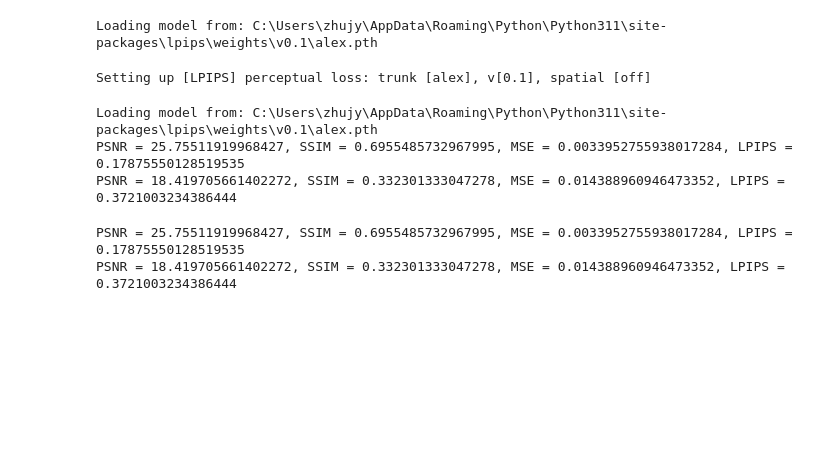
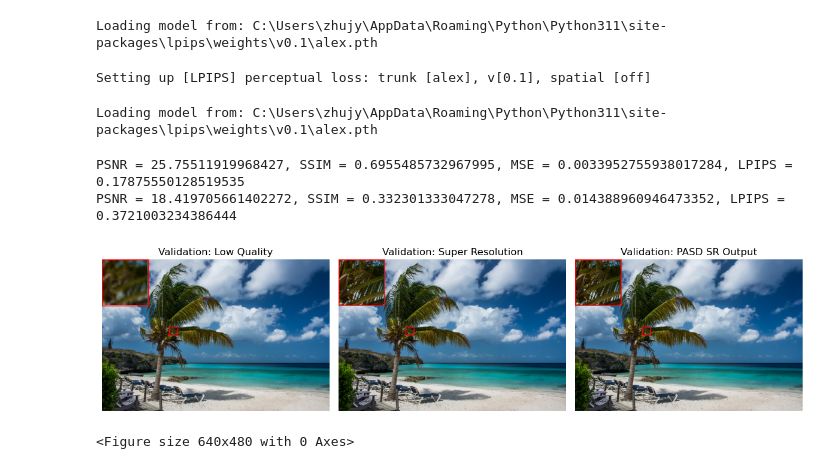
Before and after one commit to LagrKevin6/AMLS_II_assignment23_24-, a Jupyter notebook: eval.ipynb, the cells around one changed output. Saved outputs shown, nothing was run; the diff lists cells and outputs as text; code cells hidden in the pictures; blank space fills up the shorter version.

Commit message:
getting images for report

```diff
--- a/eval.ipynb
+++ b/eval.ipynb
@@ -52,7 +52,7 @@ Loading model from: C:\Users\zhujy\AppData\Roaming\Python\Python311\site-package
 # %%
 import os
 
-original_folder = "..\DIV2K_valid_HR\DIV2K_valid_HR"
+original_folder = r"..\DIV2K_valid_HR\DIV2K_valid_HR"
 super_res_folder = "validation_output"
 
 # loading alex model for lpips eval
@@ -80,8 +80,6 @@ for file_name in os.listdir(super_res_folder):
 # %% [output]
 Setting up [LPIPS] perceptual loss: trunk [alex], v[0.1], spatial [off]
 Loading model from: C:\Users\zhujy\AppData\Roaming\Python\Python311\site-packages\lpips\weights\v0.1\alex.pth
-PSNR = 25.75511919968427, SSIM = 0.6955485732967995, MSE = 0.0033952755938017284, LPIPS = 0.17875550128519535
-PSNR = 18.419705661402272, SSIM = 0.332301333047278, MSE = 0.014388960946473352, LPIPS = 0.3721003234386444
 # %%
 
 print(f"PSNR = {np.mean(psnr_aver)}, SSIM = {np.mean(ssim_aver)}, MSE = {np.mean(mse_aver)}, LPIPS = {np.mean(lpips_aver)}")
@@ -91,0 +115,54 @@ PSNR = 18.419705661402272, SSIM = 0.332301333047278, MSE = 0.014388960946473352,
+# %%
+roi = (150, 150, 170, 170)
+roi2 = (600,600,680,680)
+# Crop the ROI from both images
+lq_cropped = lq_img1.crop(roi)
+sr_cropped = sr_img1.crop(roi2)
+out_cropped = out_img1.crop(roi2)
+
+# Scale up the cropped regions for better visibility
+scale_factor = 5
+lq_cropped_scaled = lq_cropped.resize((lq_cropped.width * scale_factor, lq_cropped.height * scale_factor))
+sr_cropped_scaled = sr_cropped.resize((sr_cropped.width * scale_factor, sr_cropped.height * scale_factor))
+out_cropped_scaled = out_cropped.resize((out_cropped.width * scale_factor, out_cropped.height * scale_factor))
+
+# Draw red rectangles
+draw_lq = ImageDraw.Draw(lq_img12)
+draw_sr = ImageDraw.Draw(sr_img12)
+draw_lq.rectangle(roi, outline="red", width=2)
+draw_sr.rectangle(roi2, outline="red", width=8)
+draw_lq.rectangle((0,0,104,104), outline="red", width=2)
+draw_sr.rectangle((0,0,416,416), outline="red", width=8)
+
+draw_out = ImageDraw.Draw(out_img12)
+draw_out.rectangle(roi2, outline="red", width=8)
+draw_out.rectangle((0,0,104,104), outline="red", width=8)
+
+# Overlaying scaled up images
+overlay_position = (2, 2)
+overlay_position2 = (8, 8)
+lq_img12.paste(lq_cropped_scaled, overlay_position)
+sr_img12.paste(sr_cropped_scaled, overlay_position2)
+out_img12.paste(sr_cropped_scaled, overlay_position2)
+
+fig, axs = plt.subplots(1, 3, figsize=(12, 6))
+
+axs[0].imshow(lq_img12)
+axs[0].set_title('Validation: Low Quality')
+axs[0].axis('off')
+
+axs[1].imshow(sr_img12)
+axs[1].set_title('Validation: Super Resolution')
+axs[1].axis('off')
+
+axs[2].imshow(sr_img12)
+axs[2].set_title('Validation: PASD SR Output')
+axs[2].axis('off')
+
+plt.tight_layout()
+plt.show()
+
+plt.savefig('dataset_out/0006.png')
+# %% [output]
+[figure, added]
+<Figure size 640x480 with 0 Axes>
```
Also changed, not shown: parts of 1 cell of this notebook, 5 other files.
